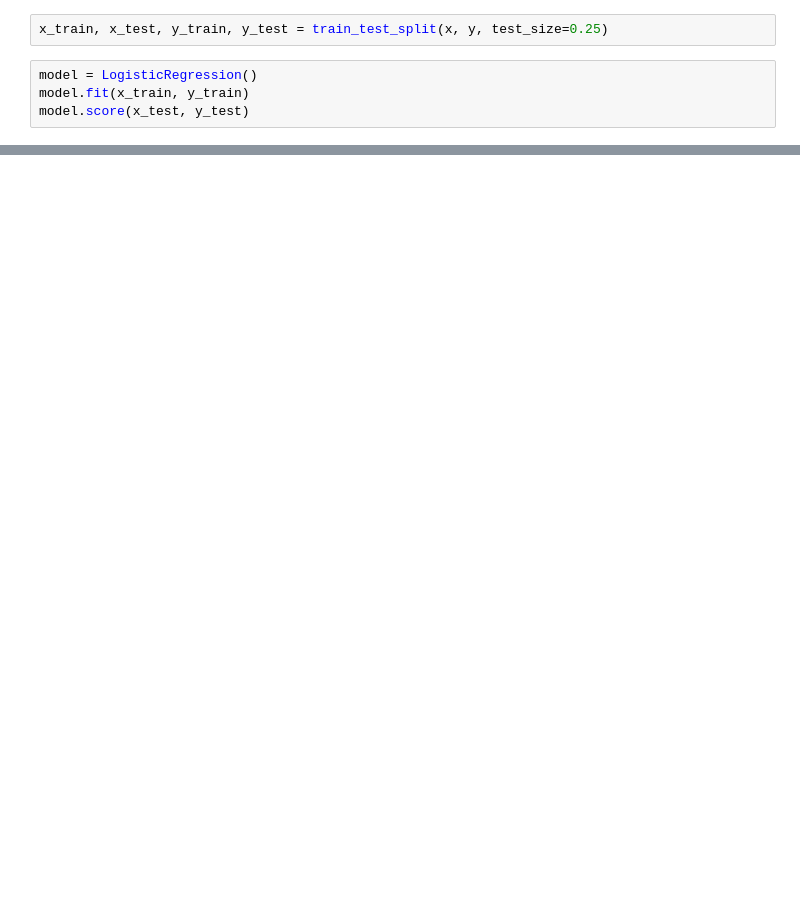
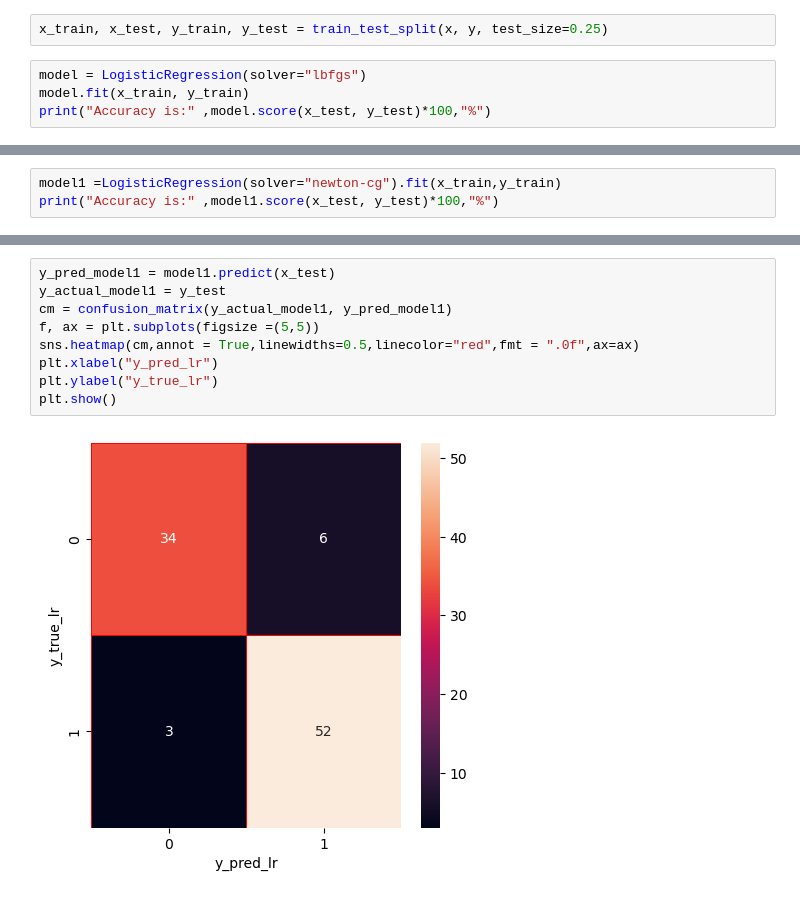
Before and after one commit to sakshamshahu/comment-sentiment, a Jupyter notebook: src/Classification.ipynb, the cells around one changed output, grey strips where cells are left out. Cells and saved outputs as stored; diff of their text form; blank space fills up the shorter version.

```diff
--- a/src/Classification.ipynb
+++ b/src/Classification.ipynb
@@ -133,7 +133,7 @@ Name: class, Length: 379, dtype: float64>
 # %%
 x_train, x_test, y_train, y_test = train_test_split(x, y, test_size=0.25)
 # %%
-model = LogisticRegression()
+model = LogisticRegression(solver="lbfgs")
 model.fit(x_train, y_train)
-model.score(x_test, y_test)
+print("Accuracy is:" ,model.score(x_test, y_test)*100,"%")
 # %% [output]
@@ -140,0 +141,3 @@ model.score(x_test, y_test)
+# %%
+model1 =LogisticRegression(solver="newton-cg").fit(x_train,y_train)
+print("Accuracy is:" ,model1.score(x_test, y_test)*100,"%")
@@ -165,0 +169,11 @@ array([[26,  6],
+# %%
+y_pred_model1 = model1.predict(x_test)
+y_actual_model1 = y_test
+cm = confusion_matrix(y_actual_model1, y_pred_model1)
+f, ax = plt.subplots(figsize =(5,5))
+sns.heatmap(cm,annot = True,linewidths=0.5,linecolor="red",fmt = ".0f",ax=ax)
+plt.xlabel("y_pred_lr")
+plt.ylabel("y_true_lr")
+plt.show()
+# %% [output]
+[figure, added]
```
Also changed, not shown: parts of 11 cells of this notebook, 2 other files.
